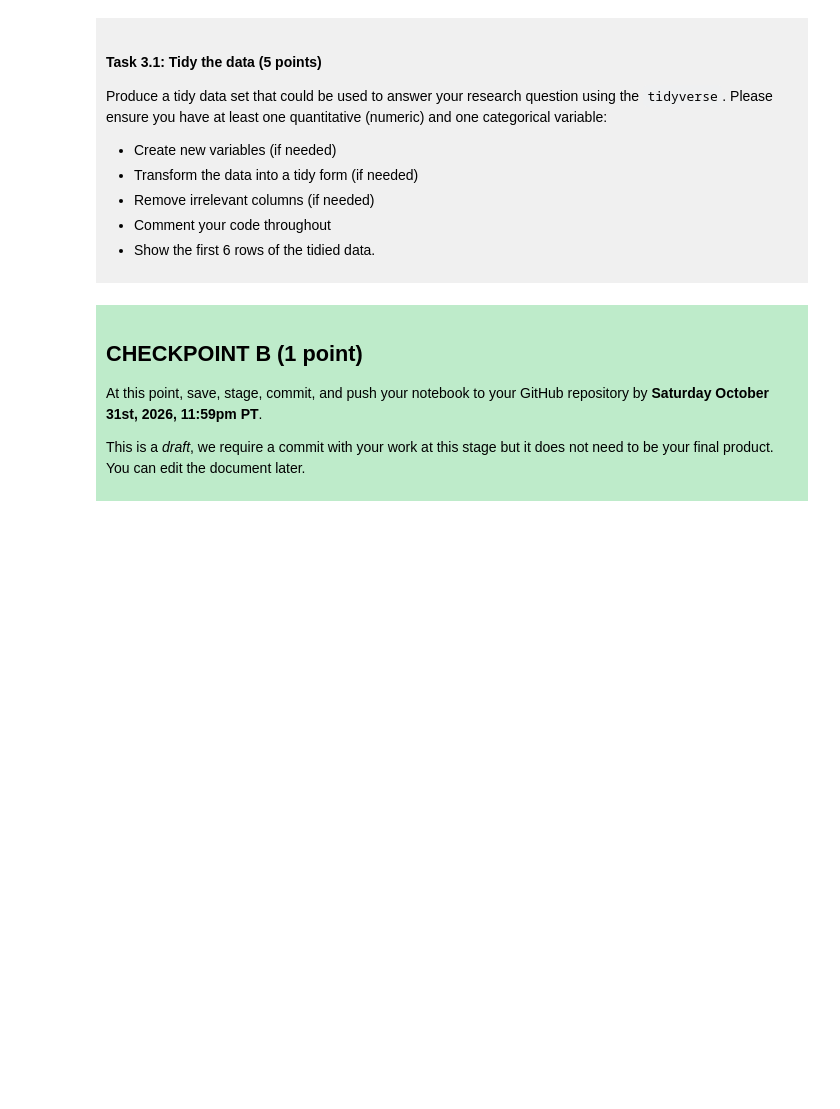
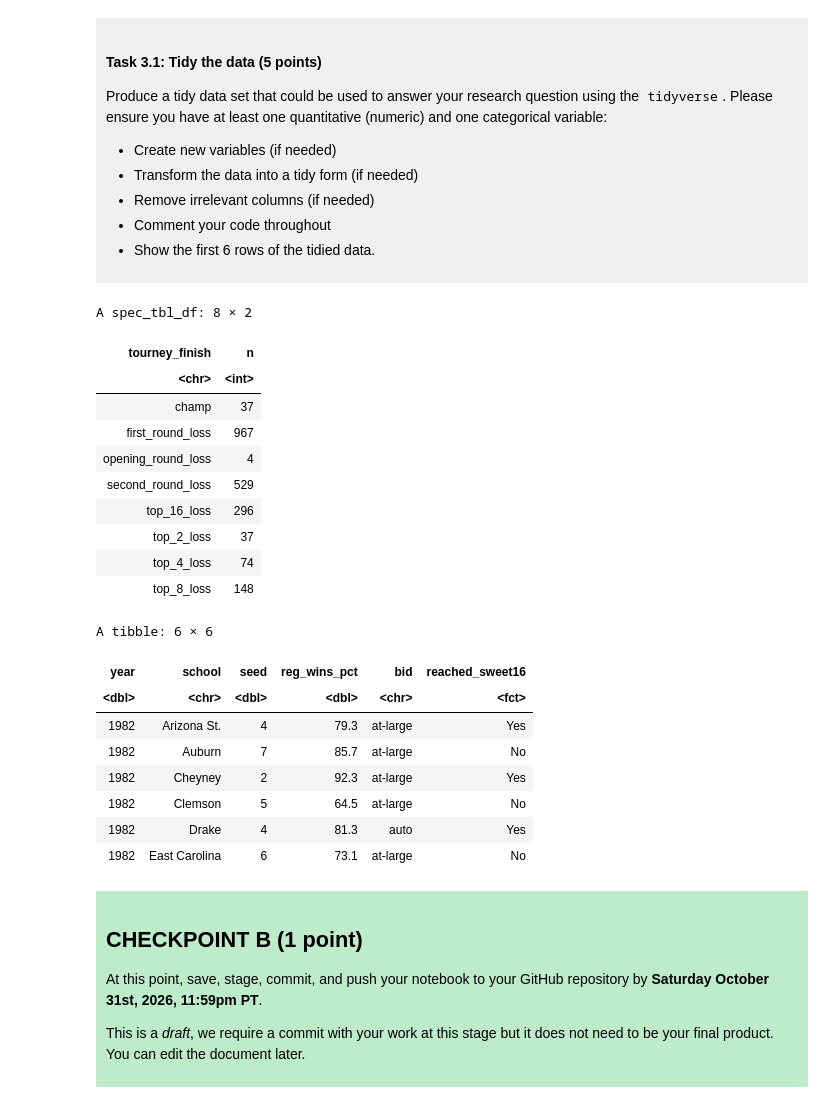
Before and after one commit to lavenderwyq-cpu/dsci-100-project-Yiqi-Wang, a Jupyter notebook: dsci-100-project-notebook.ipynb, the cells around one changed output. Drawn from its saved outputs; the diff is of its cells as text; code cells hidden in the pictures; blank space fills up the shorter version.

```diff
--- a/dsci-100-project-notebook.ipynb
+++ b/dsci-100-project-notebook.ipynb
@@ -189,7 +219,54 @@ Produce a tidy data set that could be used to answer your research question usin
 
 </div>
 # %%
-### EDIT THIS CODE CELL ###
+march_data %>%
+  count(tourney_finish)
+# Select relevant variables for the research question
+march_tidy <- march_data %>%
+  select(year, school, seed, reg_wins_pct, bid, tourney_finish) %>%
+
+  # Create a categorical outcome indicating Sweet Sixteen qualification
+  mutate(
+    reached_sweet16 = if_else(
+      tourney_finish %in% c(
+        "top_16_loss",
+        "top_8_loss",
+        "top_4_loss",
+        "top_2_loss",
+        "champ"
+      ),
+      "Yes",
+      "No"
+    ),
+    reached_sweet16 = as_factor(reached_sweet16)
+  ) %>%
+
+  # Remove the original tournament outcome column
+  select(-tourney_finish)
+
+# Display the first six rows of the tidy dataset
+head(march_tidy, 6)
+# %% [output]
+A spec_tbl_df: 8 × 2
+| tourney_finish | n |
+| <chr> | <int> |
+| champ | 37 |
+| first_round_loss | 967 |
+| opening_round_loss | 4 |
+| second_round_loss | 529 |
+| top_16_loss | 296 |
+| top_2_loss | 37 |
+| top_4_loss | 74 |
+| top_8_loss | 148 |
+A tibble: 6 × 6
+| year | school | seed | reg_wins_pct | bid | reached_sweet16 |
+| <dbl> | <chr> | <dbl> | <dbl> | <chr> | <fct> |
+| 1982 | Arizona St. | 4 | 79.3 | at-large | Yes |
+| 1982 | Auburn | 7 | 85.7 | at-large | No |
+| 1982 | Cheyney | 2 | 92.3 | at-large | Yes |
+| 1982 | Clemson | 5 | 64.5 | at-large | No |
+| 1982 | Drake | 4 | 81.3 | auto | Yes |
+| 1982 | East Carolina | 6 | 73.1 | at-large | No |
 # %% [markdown]
 <div style="background-color: #beebca; padding: 10px;">
 
```
Also changed, not shown: parts of 7 cells of this notebook.
